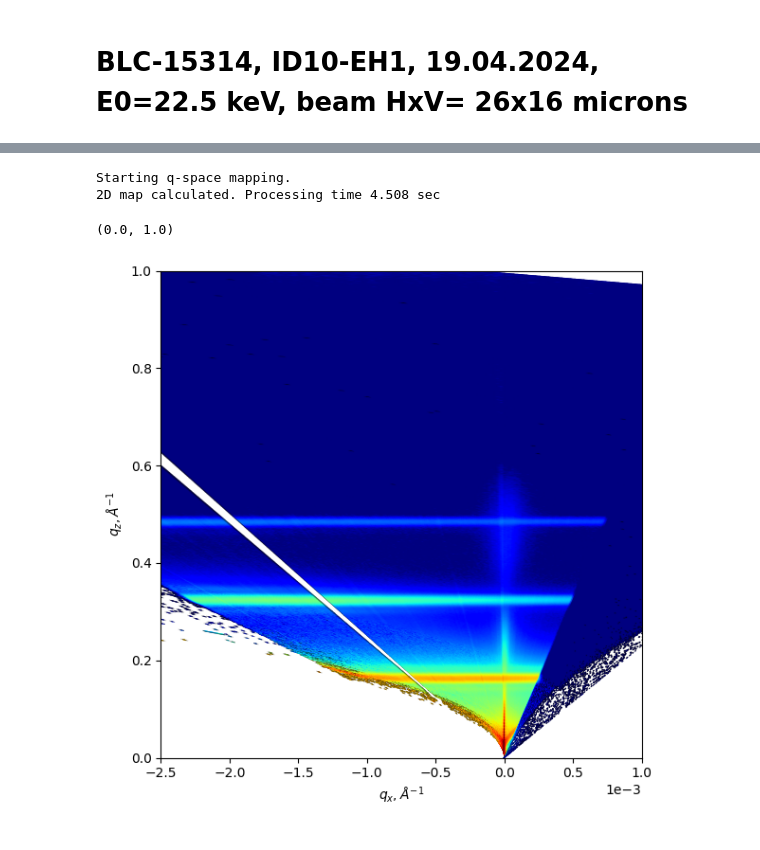
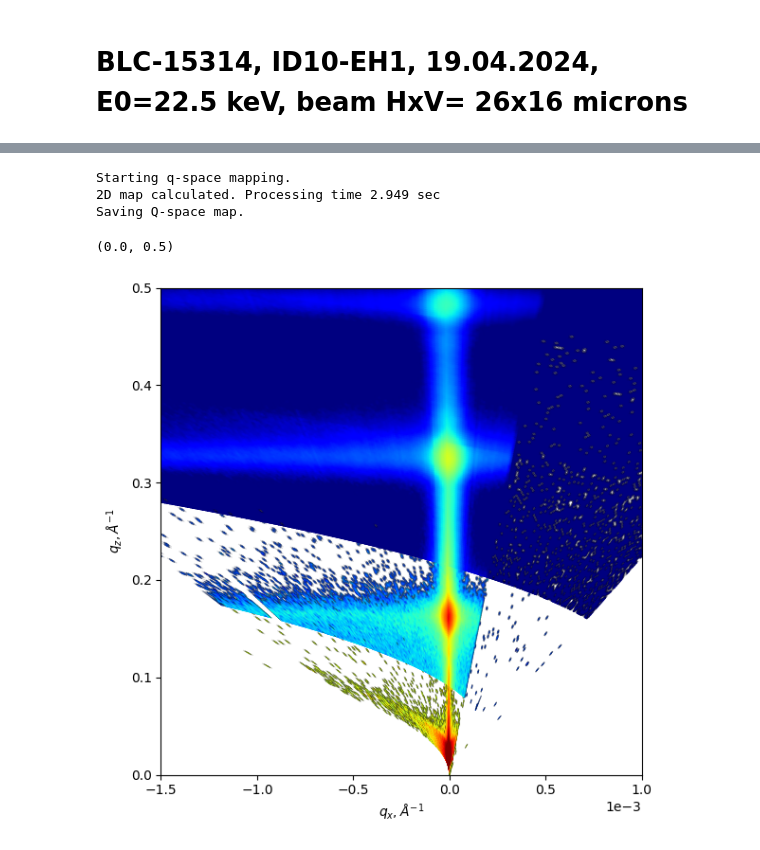
Before and after one commit to chelberserker/XRR_ID10, a Jupyter notebook: Processing_XRR_blc15314.ipynb, the cells around one changed output, grey strips where cells are left out. Cells and saved outputs as stored; diff of their text form; code cells hidden in the pictures.

```diff
--- a/Processing_XRR_blc15314.ipynb
+++ b/Processing_XRR_blc15314.ipynb
@@ -6,13 +6,14 @@ from XRR import rebin
 import numpy as np
 import matplotlib.pyplot as plt
 # %%
-FileDir = 'E:/Bersenev/ID10_ID10_Apr24/RAW_DATA/A9_84_4000/A9_84_4000_0001/'
-FileName = '\A9_84_4000_0001.h5'
-ScanN_list = [27]
+FileDir = 'D:/Synchrotron data/ID10B_XRR_GISAXS_Oct23/SDS_50mM_4000/SDS_50mM_4000_0001'
+FileName = '/SDS_50mM_4000_0001.h5'
+ScanN_list = [7,8,9,10,11]
 file = FileDir+FileName
 # %%
-refl = XRR(file, ScanN_list, PX0=382, PY0 = 327, dPX=8, dPY=8, I0=1.10e13, transmission_name='autof_eh1_transm', att_name='autof_eh1_curratt', energy_name='monoe')
-refl.show_detector_image(120)
-plt.xlim(100, 440)
+refl = XRR(file, ScanN_list, PX0=401, PY0 = 382, dPX=8, dPY=5, I0=8.10e12,transmission_name='autof_eh1_transm', att_name='autof_eh1_curratt', energy_name='eccmono', alpha_i_name='chi')
+refl.show_detector_image(60)
+#plt.xlim(100, 440)
+#plt.ylim(0, 512)
 # %% [output]
 Start loading data.
@@ -27,8 +35,9 @@ Processing completed. Processing time 0.370 sec
 # %%
+refl.I0 = 4.05e12
 refl.reprocess()
 plt.errorbar(*refl.get_reflectivity()[:,0:], capsize=1, fmt='.')
-refl.correct_doubles()
-refl.footprint_correction(2, 16, correct_dir_beam=True)
+#refl.correct_doubles()
+refl.footprint_correction(2, 13, correct_dir_beam=True)
 
 plt.errorbar(*refl.get_reflectivity()[:,0:], capsize=1, fmt='.')
 plt.semilogy()
@@ -56,11 +67,15 @@ Footprint correction completed with beam size = 16 microns and sample size = 2 c
 # %%
-refl.produce_Qmap(SDD=840)
-fig, ax = refl.plot_Qmap(save=False)
-ax.set_xlim(-0.0025, 0.001)
-ax.set_ylim(0, 1)
+refl.produce_Qmap(SDD=700)
+fig, ax = refl.plot_Qmap(save=True)
+
+#ax.hlines(0.15, -1, 1)
+#ax.hlines(0.165*2, -1, 1)
+ax.set_xlim(-0.0015, 0.001)
+ax.set_ylim(0, 0.5)
 # %% [output]
 Starting q-space mapping.
-2D map calculated. Processing time 4.508 sec
+2D map calculated. Processing time 2.949 sec
+Saving Q-space map.
-(0.0, 1.0)
+(0.0, 0.5)
-[figure, old version]
+[figure, new version]
 # %%
```
Also changed, not shown: parts of 5 cells of this notebook, 2 other files.
